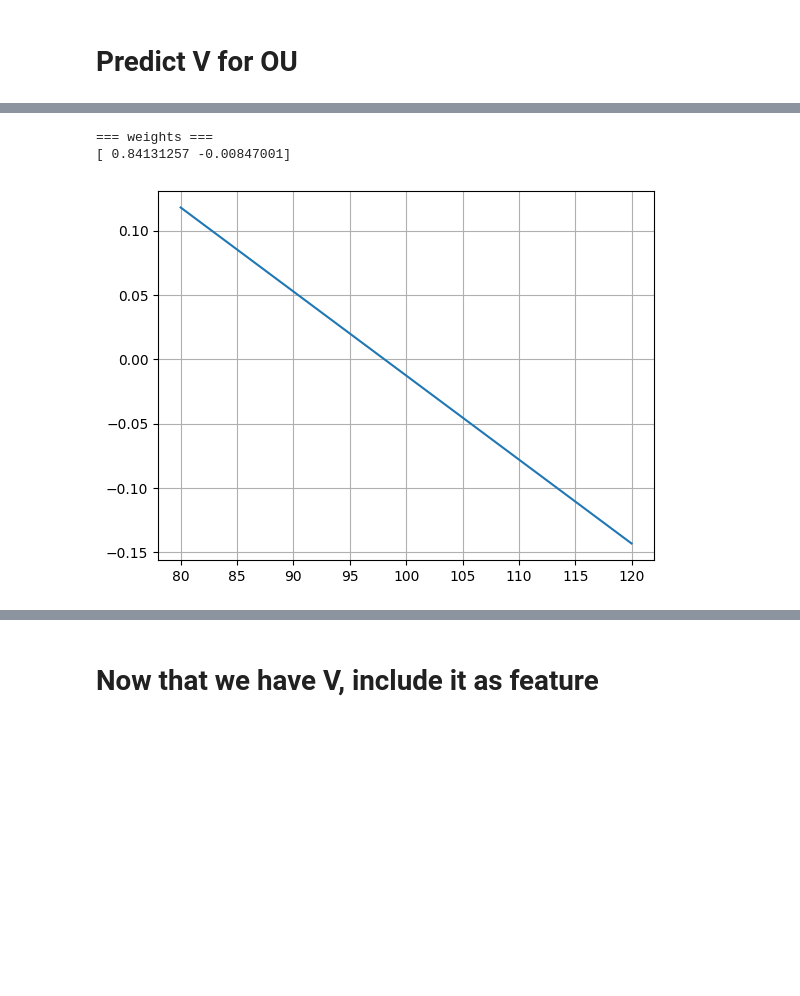
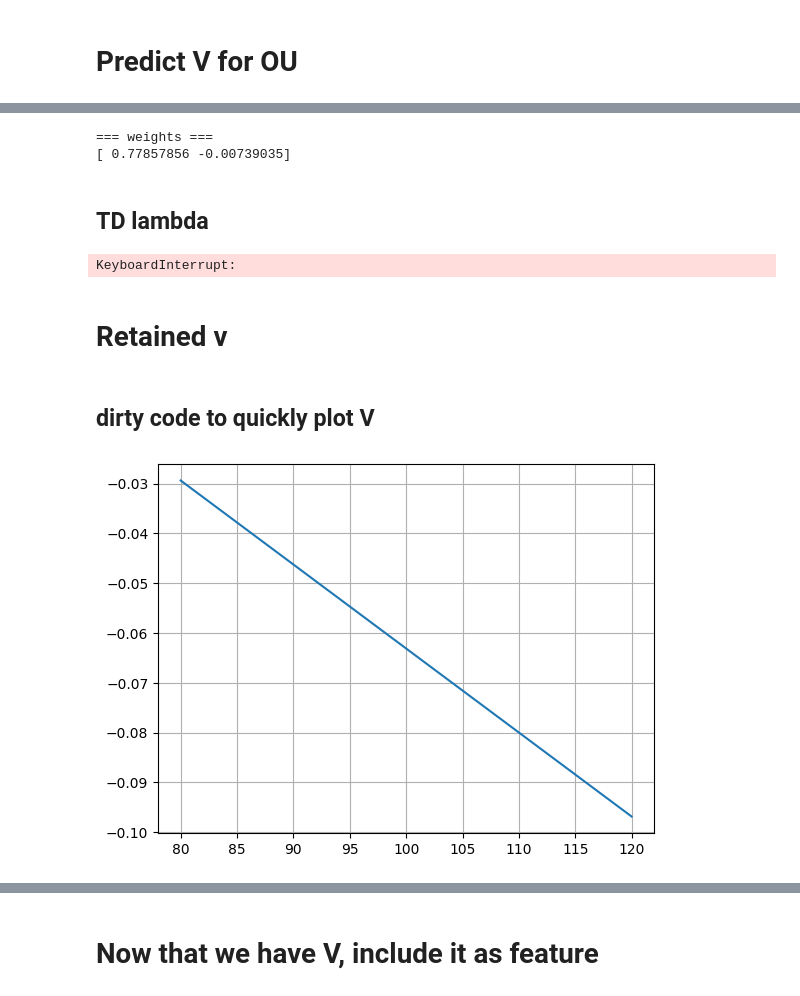
Before and after one commit to neelsnarayan/cme241, a Jupyter notebook: RL_Project/predict_V.ipynb, the cells around one changed output, grey strips where cells are left out. Cells and saved outputs as stored; diff of their text form; code cells hidden in the pictures; blank space fills up the shorter version.

```diff
--- a/RL_Project/predict_V.ipynb
+++ b/RL_Project/predict_V.ipynb
@@ -40,8 +42,8 @@ The autoreload extension is already loaded. To reload it, use:
 #  Predict V for OU
 # %%
 mu=100
-sigma = 30
-train, test = dat.build_simulated_train_test(N=10,mu=mu,sigma=sigma)
+sigma = 10
+train, test = dat.build_simulated_train_test(N=10,mu=mu,sigma=sigma,kappa=10)
 u.plot_plotly_multiple(train)
 # %%
 u.plot_plotly(test)
@@ -48,2 +52,3 @@ u.plot_plotly(test)
 # %%
+trader = ag.Trading(train,test,lookback=0)
 mrp_buy = trader.apply_policy(bp.BuyAndHold())
@@ -53,45 +66,71 @@ traces = mrp_buy.reward_traces(initial_state)
 # %%
-ffs = [
-    lambda x : 1,
-    lambda x : x.state["Spot"]
-]
+initial_state = trader.generate_start_state("train")
+traces = mrp_buy.reward_traces(initial_state)
 
-approx_0 = LinearFunctionApprox.create(feature_functions=ffs)
 
-vfs = mc_prediction(
+vfs_mc = mc_prediction(
     traces,
     approx_0,
     0.9,
     1e-6
 )
 
-num_iter = 1000
+num_iter = 10000
 
-final_v = None
+final_v_mc = None
 
-for i,vf in enumerate(vfs):
+for i,vf in enumerate(vfs_mc):
     if i>=num_iter:
         break
 
-    final_v = vf
+    final_v_mc = vf
 
 
 print("=== weights ===")
-print(final_v.weights.weights)
+print(final_v_mc.weights.weights)
 # %% [output]
 === weights ===
-[ 0.84131257 -0.00847001]
+[ 0.77857856 -0.00739035]
+# %% [markdown]
+## TD lambda
+# %%
+vfs_td_lambda = td_lambda_prediction(
+        traces,
+        approx_0,
+        0.9,
+        0.8
+)
+
+num_iter = 100000
+
+final_v_td_l = None
+
+for i,vf in enumerate(vfs_td_lambda):
+    if i>=num_iter:
+        break
+
+    final_v_td_l = vf
+# %% [output]
+KeyboardInterrupt:
+# %% [markdown]
+# Retained v
+# %%
+v_feat = final_v_mc
+# %% [markdown]
+## dirty code to quickly plot V
 # %%
+spot_range = np.arange(100-20,100+20,0.01)
+
 state_dicts =  [NonTerminal({
-            "Spot" :  s,
+            "Spot" : s,
             "position" : 1,
             "date" : "2020-01-01",
             "data" : test,
-            "lookback":10,
-            "time index":0
-        }) for s in np.arange(70,110,0.01)]
+            "lookback": 10,
+            "time index": 0
+        }) for s in spot_range]
+
+plt.plot(spot_range,[v_feat(s) for s in state_dicts])
+plt.grid()
+# %% [output]
+[figure, added]
-# %%
-plt.plot(np.arange(100-20,100+20,0.01),[final_v(s) for s in state_dicts])
-plt.grid()
-# %% [output]
-[figure, removed]
```
Also changed, not shown: parts of 9 cells of this notebook, 10 other files.
